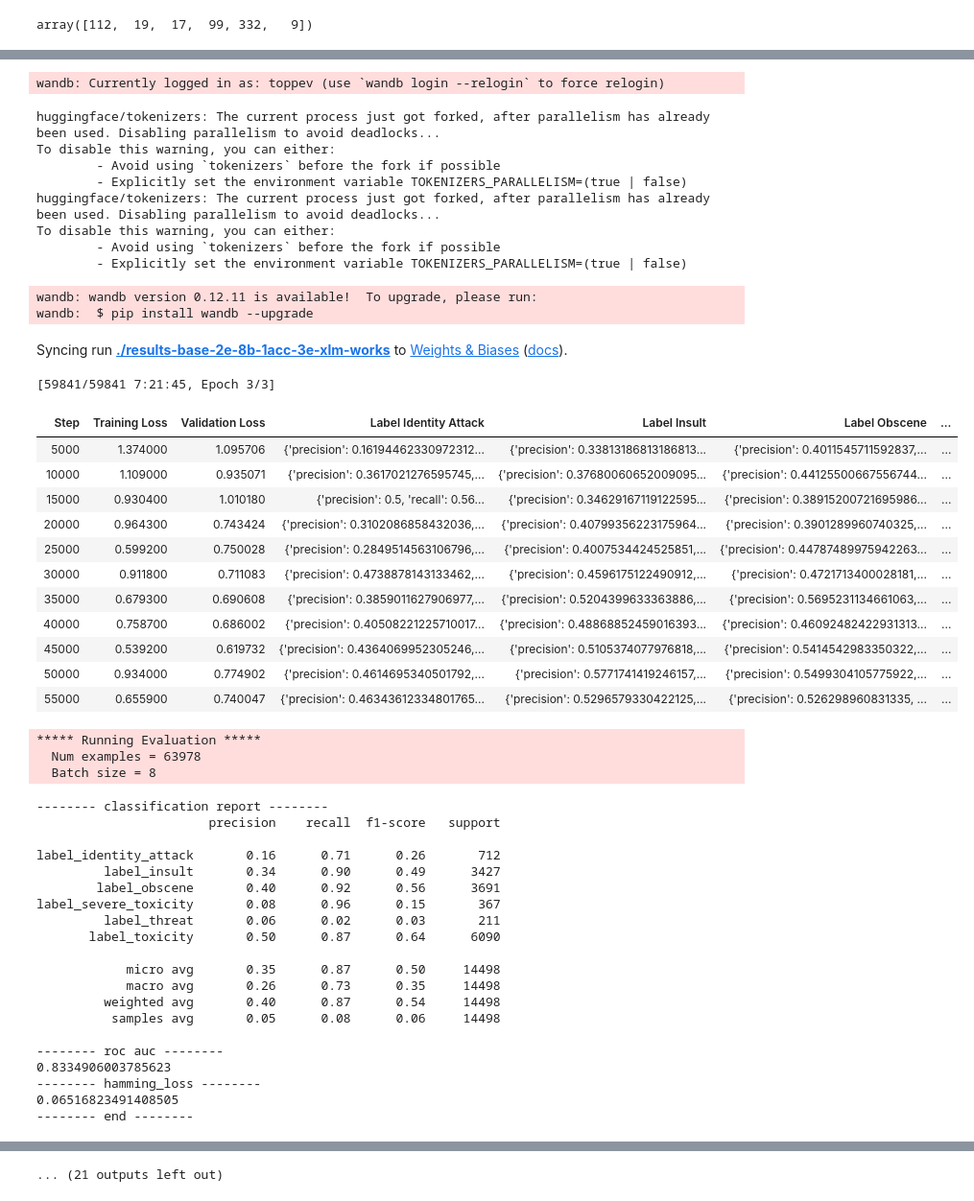
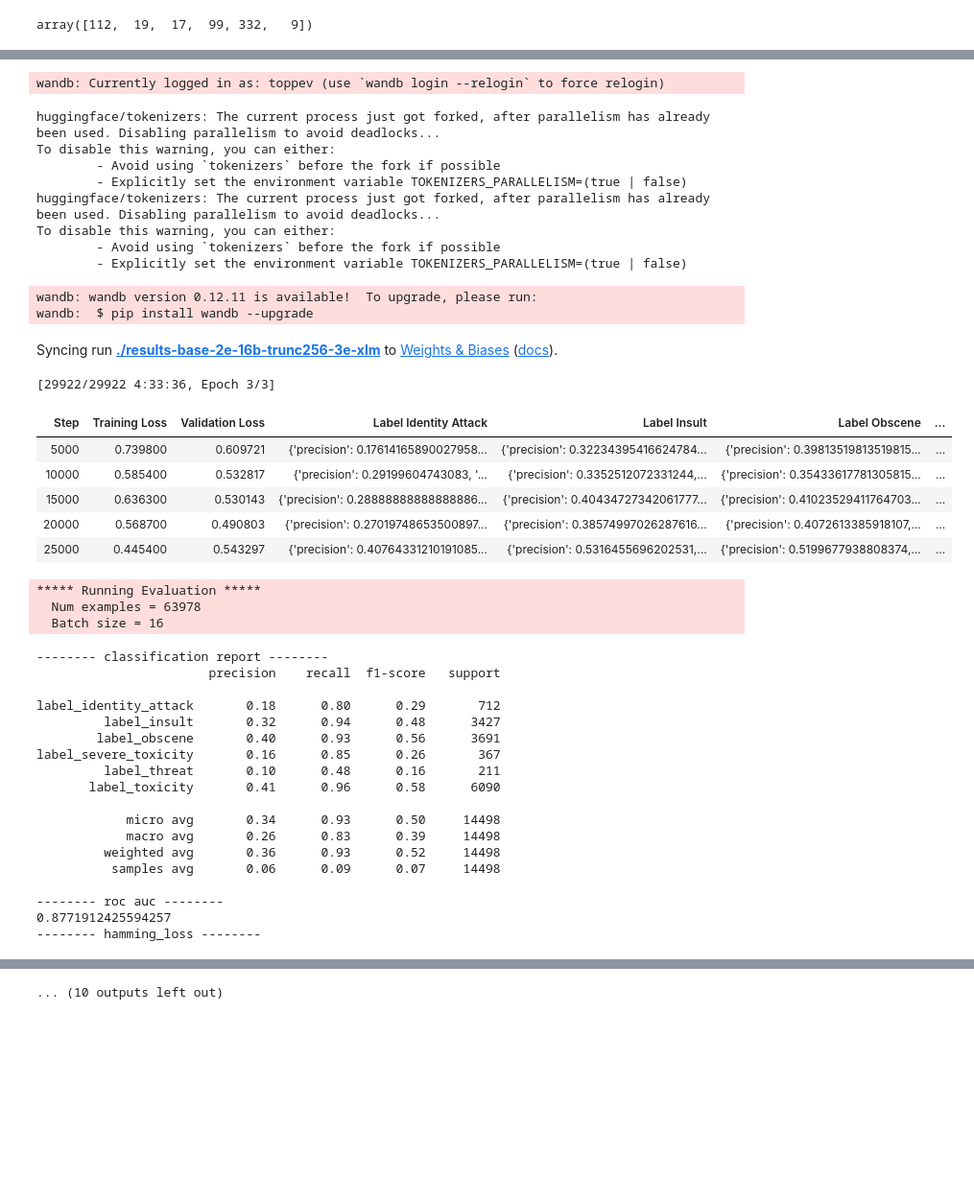
Before and after one commit to toppev/finnish-toxic-comments-classification, a Jupyter notebook: toxic-comments.ipynb, the cells around one changed output, grey strips where cells are left out. Shown: that part at 96% size. Saved outputs shown, nothing was run; the diff lists cells and outputs as text; code cells hidden in the pictures; blank space fills up the shorter version.

Commit message:
2e-16b-trunc256-3e-xlm

```diff
--- a/toxic-comments.ipynb
+++ b/toxic-comments.ipynb
@@ -147,7 +147,7 @@ from transformers import AutoTokenizer
 tokenizer = AutoTokenizer.from_pretrained(tokenizer_name)
 
 def preprocess(items):
-    return tokenizer(items["text"], truncation=True)
+    return tokenizer(items["text"], truncation=True, max_length=256, padding="max_length")
 
 ds = dataset.remove_columns(["id", "lang"])
 ds = ds.map(lambda it: {'labels': torch.FloatTensor([it[label] for label in labels])})
@@ -248,11 +244,11 @@ class CustomTrainer(Trainer):
         return (loss, outputs) if return_outputs else loss
 
 training_args = TrainingArguments(
-    output_dir=output_dir + "-2e-8b-1acc-3e-xlm-works",
+    output_dir=output_dir + "-2e-16b-trunc256-3e-xlm",
     learning_rate=2e-5,
     # gradient_accumulation_steps=2,
-    per_device_train_batch_size=8,
-    per_device_eval_batch_size=8,
+    per_device_train_batch_size=16,
+    per_device_eval_batch_size=16,
     num_train_epochs=3, # TODO
     weight_decay=0.01,
     evaluation_strategy="steps",
@@ -297,53 +293,45 @@ To disable this warning, you can either:
 Automatic Weights & Biases logging enabled, to disable set os.environ["WANDB_DISABLED"] = "true"
 huggingface/tokenizers: The current process just got forked, after parallelism has already been used. Disabling parallelism to avoid deadlocks...
 To disable this warning, you can either:
         - Avoid using `tokenizers` before the fork if possible
         - Explicitly set the environment variable TOKENIZERS_PARALLELISM=(true | false)
 wandb: Currently logged in as: toppev (use `wandb login --relogin` to force relogin)
 huggingface/tokenizers: The current process just got forked, after parallelism has already been used. Disabling parallelism to avoid deadlocks...
 To disable this warning, you can either:
         - Avoid using `tokenizers` before the fork if possible
         - Explicitly set the environment variable TOKENIZERS_PARALLELISM=(true | false)
 huggingface/tokenizers: The current process just got forked, after parallelism has already been used. Disabling parallelism to avoid deadlocks...
 To disable this warning, you can either:
         - Avoid using `tokenizers` before the fork if possible
         - Explicitly set the environment variable TOKENIZERS_PARALLELISM=(true | false)
 wandb: wandb version 0.12.11 is available!  To upgrade, please run:
 wandb:  $ pip install wandb --upgrade
-Syncing run ./results-base-2e-8b-1acc-3e-xlm-works to Weights & Biases (docs).
+Syncing run ./results-base-2e-16b-trunc256-3e-xlm to Weights & Biases (docs).
-[59841/59841 7:21:45, Epoch 3/3]
+[29922/29922 4:33:36, Epoch 3/3]
 | Step | Training Loss | Validation Loss | Label Identity Attack | Label Insult | Label Obscene | ... |
-| 5000 | 1.374000 | 1.095706 | {'precision': 0.16194462330972312... | {'precision': 0.33813186813186813... | {'precision': 0.4011545711592837,... | ... |
-| 10000 | 1.109000 | 0.935071 | {'precision': 0.3617021276595745,... | {'precision': 0.37680060652009095... | {'precision': 0.44125500667556744... | ... |
-| 15000 | 0.930400 | 1.010180 | {'precision': 0.5, 'recall': 0.56... | {'precision': 0.34629167119122595... | {'precision': 0.38915200721695986... | ... |
-| 20000 | 0.964300 | 0.743424 | {'precision': 0.3102086858432036,... | {'precision': 0.40799356223175964... | {'precision': 0.3901289960740325,... | ... |
-| 25000 | 0.599200 | 0.750028 | {'precision': 0.2849514563106796,... | {'precision': 0.4007534424525851,... | {'precision': 0.44787489975942263... | ... |
-| 30000 | 0.911800 | 0.711083 | {'precision': 0.4738878143133462,... | {'precision': 0.4596175122490912,... | {'precision': 0.4721713400028181,... | ... |
-| 35000 | 0.679300 | 0.690608 | {'precision': 0.3859011627906977,... | {'precision': 0.5204399633363886,... | {'precision': 0.5695231134661063,... | ... |
-| 40000 | 0.758700 | 0.686002 | {'precision': 0.40508221225710017... | {'precision': 0.48868852459016393... | {'precision': 0.46092482422931313... | ... |
-| 45000 | 0.539200 | 0.619732 | {'precision': 0.4364069952305246,... | {'precision': 0.5105374077976818,... | {'precision': 0.5414542983350322,... | ... |
-| 50000 | 0.934000 | 0.774902 | {'precision': 0.4614695340501792,... | {'precision': 0.5771741419246157,... | {'precision': 0.5499304105775922,... | ... |
-| 55000 | 0.655900 | 0.740047 | {'precision': 0.46343612334801765... | {'precision': 0.5296579330422125,... | {'precision': 0.526298960831335, ... | ... |
+| 5000 | 0.739800 | 0.609721 | {'precision': 0.17614165890027958... | {'precision': 0.32234395416624784... | {'precision': 0.39813519813519815... | ... |
+| 10000 | 0.585400 | 0.532817 | {'precision': 0.29199604743083, '... | {'precision': 0.3352512072331244,... | {'precision': 0.35433617781305815... | ... |
+| 15000 | 0.636300 | 0.530143 | {'precision': 0.28888888888888886... | {'precision': 0.40434727342061777... | {'precision': 0.41023529411764703... | ... |
+| 20000 | 0.568700 | 0.490803 | {'precision': 0.27019748653500897... | {'precision': 0.38574997026287616... | {'precision': 0.4072613385918107,... | ... |
+| 25000 | 0.445400 | 0.543297 | {'precision': 0.40764331210191085... | {'precision': 0.5316455696202531,... | {'precision': 0.5199677938808374,... | ... |
 ***** Running Evaluation *****
   Num examples = 63978
-  Batch size = 8
+  Batch size = 16
 -------- classification report --------
                        precision    recall  f1-score   support
 
-label_identity_attack       0.16      0.71      0.26       712
-         label_insult       0.34      0.90      0.49      3427
-        label_obscene       0.40      0.92      0.56      3691
-label_severe_toxicity       0.08      0.96      0.15       367
-         label_threat       0.06      0.02      0.03       211
-       label_toxicity       0.50      0.87      0.64      6090
+label_identity_attack       0.18      0.80      0.29       712
+         label_insult       0.32      0.94      0.48      3427
+        label_obscene       0.40      0.93      0.56      3691
+label_severe_toxicity       0.16      0.85      0.26       367
+         label_threat       0.10      0.48      0.16       211
+       label_toxicity       0.41      0.96      0.58      6090
 
-            micro avg       0.35      0.87      0.50     14498
-            macro avg       0.26      0.73      0.35     14498
-         weighted avg       0.40      0.87      0.54     14498
-          samples avg       0.05      0.08      0.06     14498
+            micro avg       0.34      0.93      0.50     14498
+            macro avg       0.26      0.83      0.39     14498
+         weighted avg       0.36      0.93      0.52     14498
+          samples avg       0.06      0.09      0.07     14498
 
 -------- roc auc --------
-0.8334906003785623
+0.8771912425594257
 -------- hamming_loss --------
-0.06516823491408505
--------- end --------
@@ -368,4 +348,4 @@ Special tokens file saved in ./results-base-2e-8b-1acc-3e-xlm-works/checkpoint-5
-... (21 outputs left out)
+... (10 outputs left out)
 # %%
 # Test
 # %%
```
Also changed, not shown: parts of 7 cells of this notebook.
